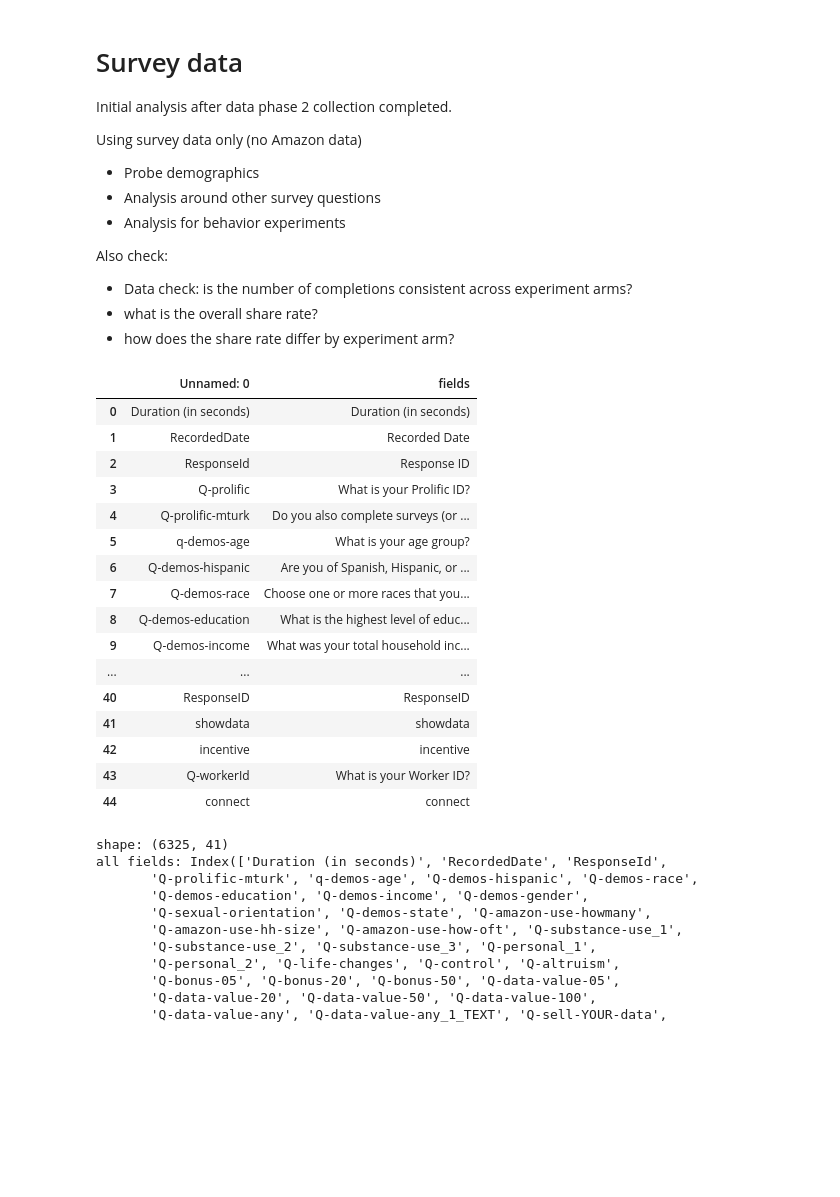
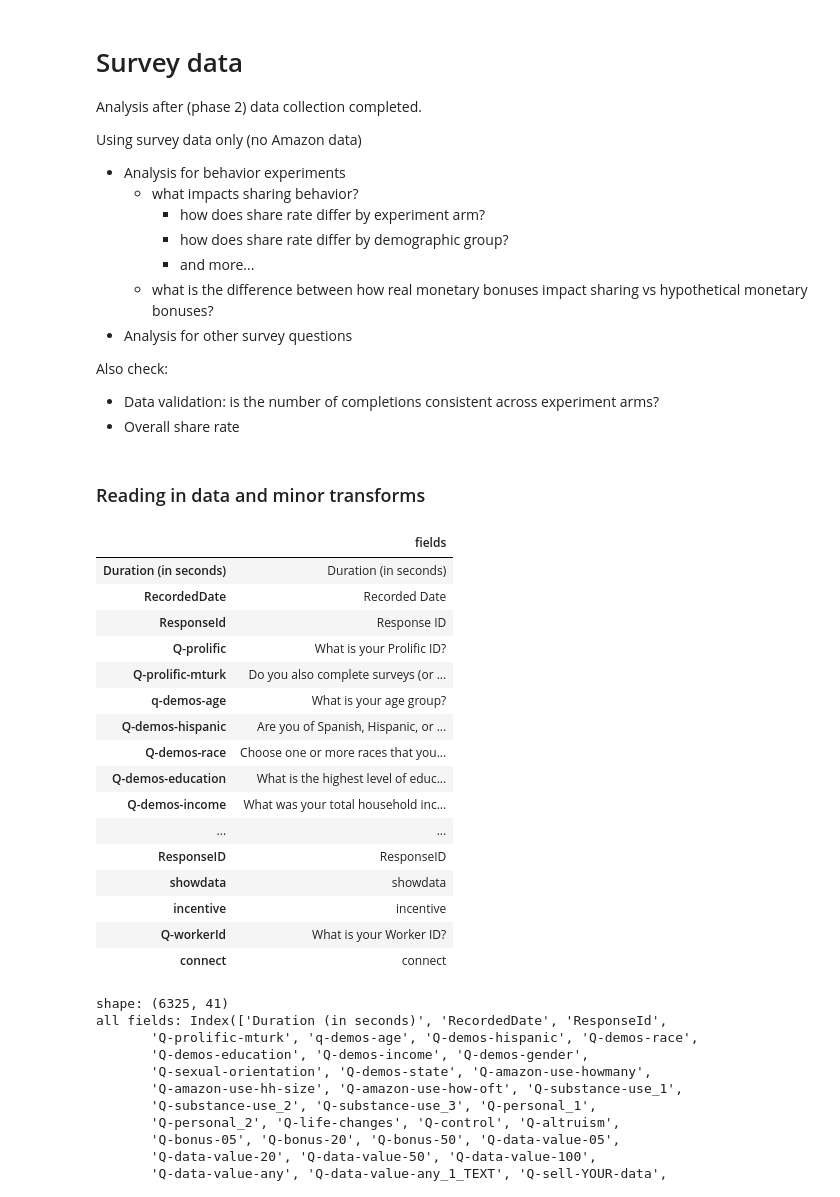
Before and after one commit to aberke/amazon-study, a Jupyter notebook: data-analysis/survey-data.ipynb, the cells around one changed output. Cells and saved outputs as stored; diff of their text form; code cells hidden in the pictures; blank space fills up the shorter version.

```diff
--- a/data-analysis/survey-data.ipynb
+++ b/data-analysis/survey-data.ipynb
@@ -1,17 +1,20 @@
 # %% [markdown]
 # Survey data
 
-Initial analysis after data phase 2 collection completed.
+Analysis after (phase 2) data collection completed.
 
 Using survey data only (no Amazon data)
 
-- Probe demographics
-- Analysis around other survey questions
 - Analysis for behavior experiments
+    - what impacts sharing behavior?
+        - how does share rate differ by experiment arm?
+        - how does share rate differ by demographic group?
+        - and more...
+    - what is the difference between how real monetary bonuses impact sharing vs hypothetical monetary bonuses?
+- Analysis for other survey questions
 
 Also check:
 
-- Data check: is the number of completions consistent across experiment arms?
-- what is the overall share rate?
-- how does the share rate differ by experiment arm?
+- Data validation: is the number of completions consistent across experiment arms?
+- Overall share rate
 # %%
@@ -25,28 +30,30 @@ import statsmodels.formula.api as smf
 
 data_filepath = '../data/survey-data/survey.csv'
 fields_filepath = '../data/survey-data/fields.csv'
+# %% [markdown]
+### Reading in data and minor transforms
 # %%
 # Reminder: Here are the fields
-fields_df = pd.read_csv(fields_filepath)
+fields_df = pd.read_csv(fields_filepath, index_col=0)
 fields_df
 # %% [output]
-|  | Unnamed: 0 | fields |
-| 0 | Duration (in seconds) | Duration (in seconds) |
-| 1 | RecordedDate | Recorded Date |
-| 2 | ResponseId | Response ID |
-| 3 | Q-prolific | What is your Prolific ID? |
-| 4 | Q-prolific-mturk | Do you also complete surveys (or ... |
-| 5 | q-demos-age | What is your age group? |
-| 6 | Q-demos-hispanic | Are you of Spanish, Hispanic, or ... |
-| 7 | Q-demos-race | Choose one or more races that you... |
-| 8 | Q-demos-education | What is the highest level of educ... |
-| 9 | Q-demos-income | What was your total household inc... |
-| ... | ... | ... |
-| 40 | ResponseID | ResponseID |
-| 41 | showdata | showdata |
-| 42 | incentive | incentive |
-| 43 | Q-workerId | What is your Worker ID? |
-| 44 | connect | connect |
+|  | fields |
+| Duration (in seconds) | Duration (in seconds) |
+| RecordedDate | Recorded Date |
+| ResponseId | Response ID |
+| Q-prolific | What is your Prolific ID? |
+| Q-prolific-mturk | Do you also complete surveys (or ... |
+| q-demos-age | What is your age group? |
+| Q-demos-hispanic | Are you of Spanish, Hispanic, or ... |
+| Q-demos-race | Choose one or more races that you... |
+| Q-demos-education | What is the highest level of educ... |
+| Q-demos-income | What was your total household inc... |
+| ... | ... |
+| ResponseID | ResponseID |
+| showdata | showdata |
+| incentive | incentive |
+| Q-workerId | What is your Worker ID? |
+| connect | connect |
 # %%
 df = pd.read_csv(data_filepath)
 print('shape:', df.shape)
```
Also changed, not shown: parts of 99 cells of this notebook.
